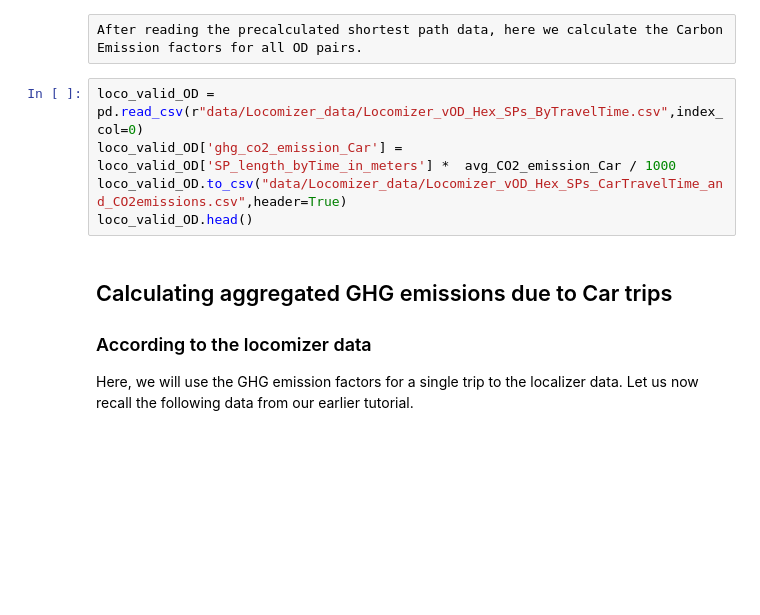
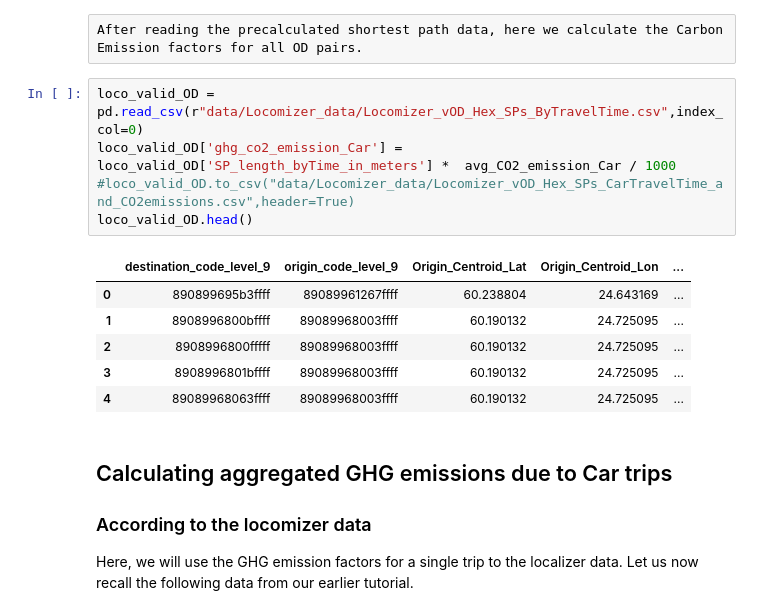
Before and after one commit to AaltoGIS/Mobile-Tartu-2024, a Jupyter notebook: source/notebooks/T1_spatial_network_analysis_SingleOD.ipynb, the cells around one changed output. Saved outputs shown, nothing was run; the diff lists cells and outputs as text; blank space fills up the shorter version.

```diff
--- a/source/notebooks/T1_spatial_network_analysis_SingleOD.ipynb
+++ b/source/notebooks/T1_spatial_network_analysis_SingleOD.ipynb
@@ -506,8 +546,15 @@ After reading the precalculated shortest path data, here we calculate the Carbon
 # %%
 loco_valid_OD = pd.read_csv(r"data/Locomizer_data/Locomizer_vOD_Hex_SPs_ByTravelTime.csv",index_col=0)
 loco_valid_OD['ghg_co2_emission_Car'] =  loco_valid_OD['SP_length_byTime_in_meters'] *  avg_CO2_emission_Car / 1000
-loco_valid_OD.to_csv("data/Locomizer_data/Locomizer_vOD_Hex_SPs_CarTravelTime_and_CO2emissions.csv",header=True)
+#loco_valid_OD.to_csv("data/Locomizer_data/Locomizer_vOD_Hex_SPs_CarTravelTime_and_CO2emissions.csv",header=True)
 loco_valid_OD.head()
+# %% [output]
+|  | destination_code_level_9 | origin_code_level_9 | Origin_Centroid_Lat | Origin_Centroid_Lon | ... |
+| 0 | 890899695b3ffff | 89089961267ffff | 60.238804 | 24.643169 | ... |
+| 1 | 8908996800bffff | 89089968003ffff | 60.190132 | 24.725095 | ... |
+| 2 | 8908996800fffff | 89089968003ffff | 60.190132 | 24.725095 | ... |
+| 3 | 8908996801bffff | 89089968003ffff | 60.190132 | 24.725095 | ... |
+| 4 | 89089968063ffff | 89089968003ffff | 60.190132 | 24.725095 | ... |
 # %% [markdown]
 ## Calculating aggregated GHG emissions due to Car trips
 
```
Also changed, not shown: parts of 12 cells of this notebook.
